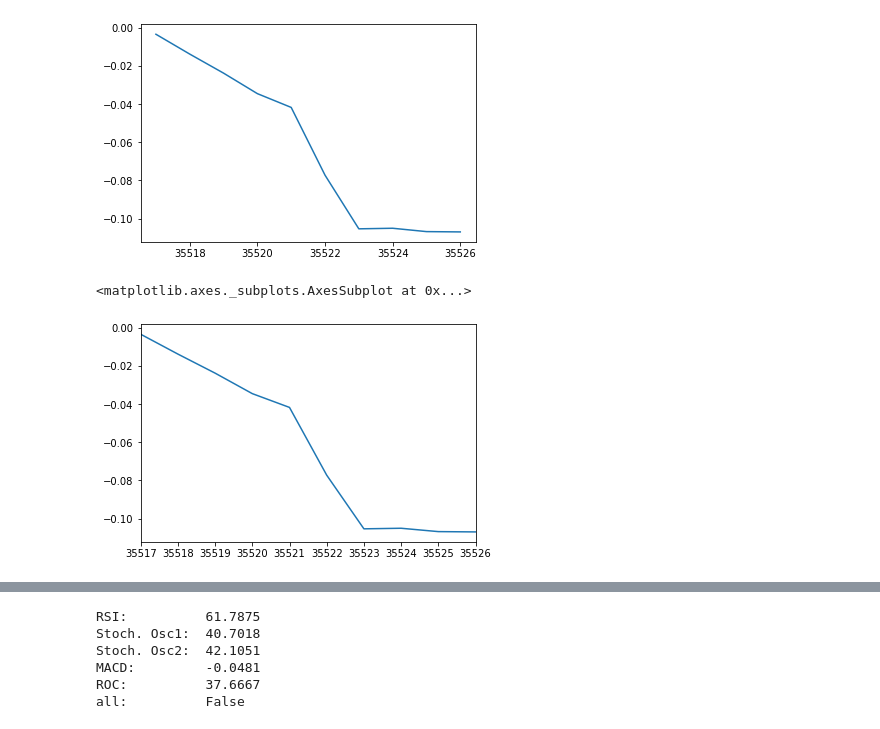
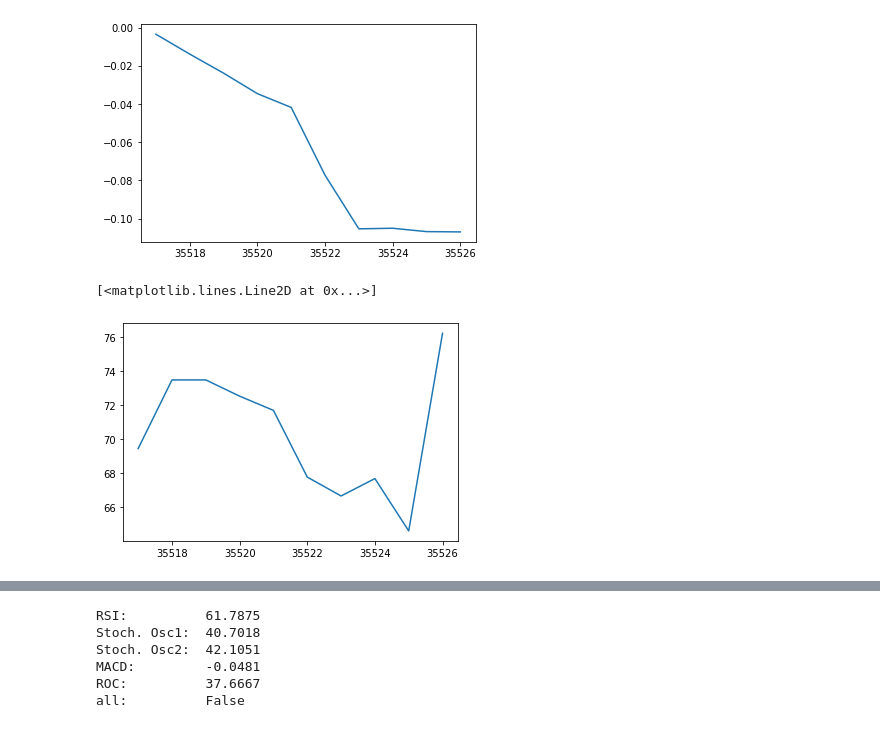
Before and after one commit to bbeale/u-nectix, a Jupyter notebook: gstt.ipynb, the cells around one changed output, grey strips where cells are left out. Cells and saved outputs as stored; diff of their text form; code cells hidden in the pictures.

```diff
--- a/gstt.ipynb
+++ b/gstt.ipynb
@@ -14,7 +14,7 @@ data        = calculate_indicators(raw_data, symbol)
 ticker      = data["ticker"]
 ic          = data["raw_data"]
 macd        = data["raw_macd"]
-# rsi     = data["rsi"]
+mfi         = data["raw_mfi"]
 # roc     = data["roc"]
 # stoc    = data["stoc"]
 # limit   = data["limit"]
@@ -34,9 +28,9 @@ plt.plot(macd)
 # %% [output]
 [<matplotlib.lines.Line2D at 0x...>]
 [figure]
-# %%
-macd.plot()
-# %% [output]
-<matplotlib.axes._subplots.AxesSubplot at 0x...>
-[figure, removed]
+# %%
+plt.plot(mfi)
+# %% [output]
+[<matplotlib.lines.Line2D at 0x...>]
+[figure, added]
 # %%
```
Also changed, not shown: parts of 3 cells of this notebook, 1 other file.
